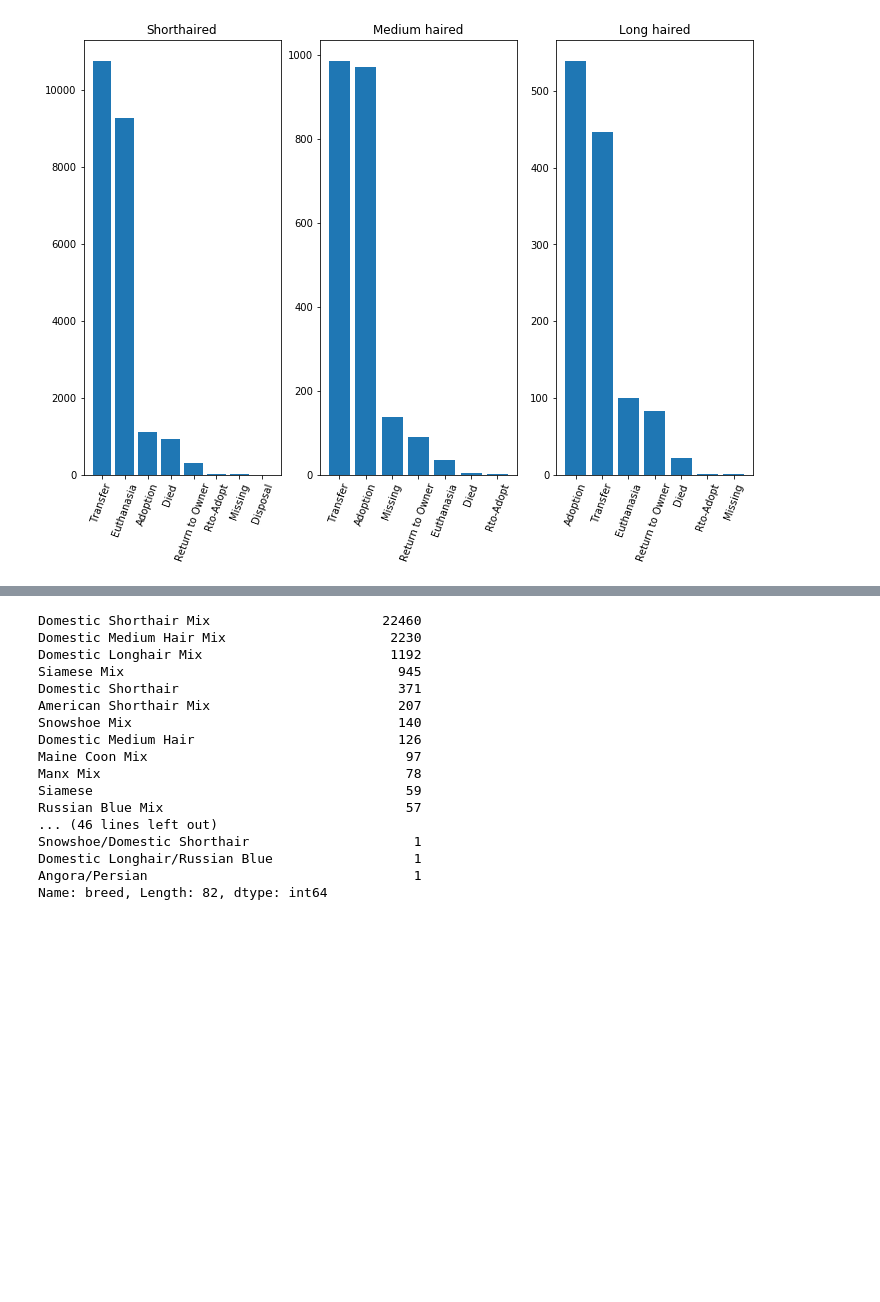
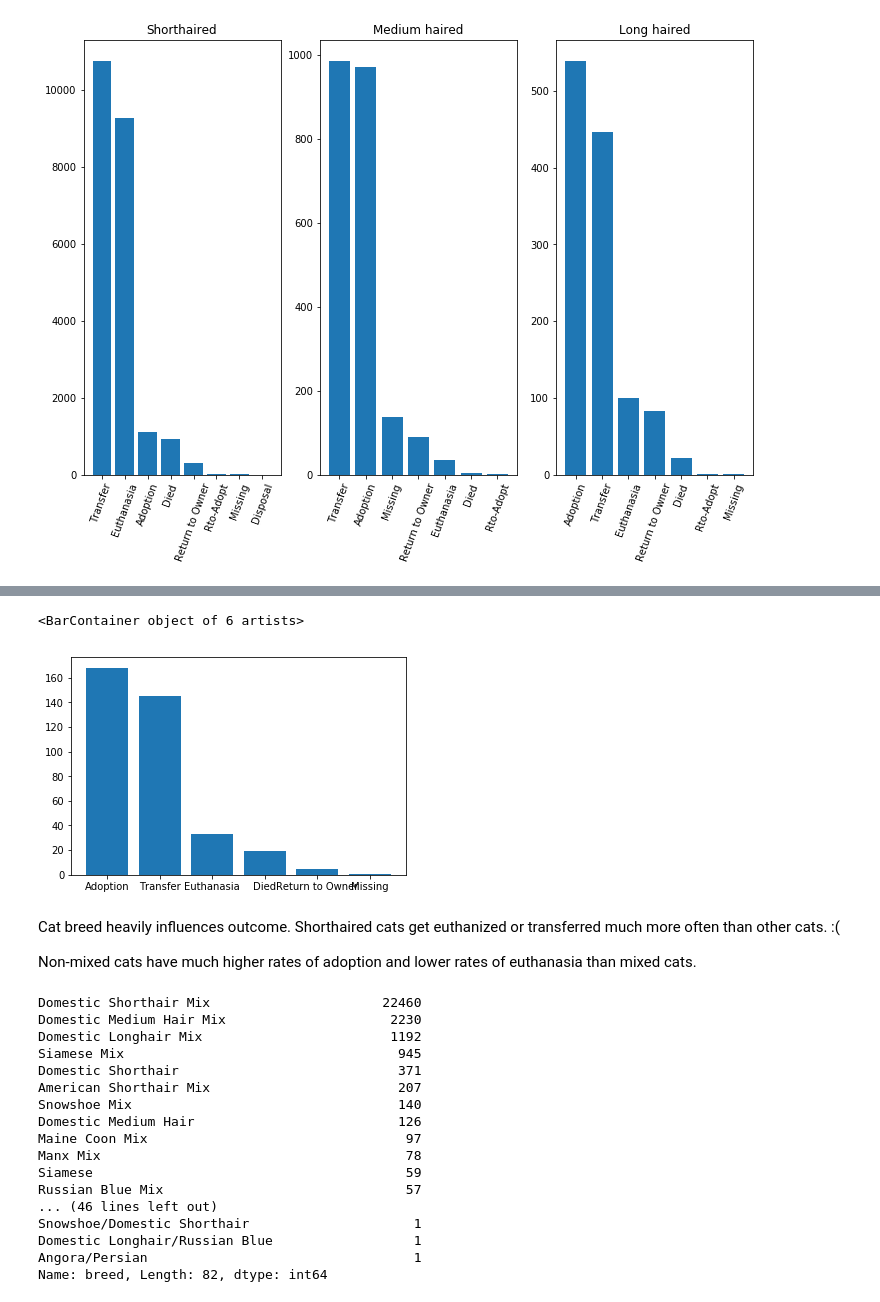
Before and after one commit to luketibbott/kojak, a Jupyter notebook: clean_engineer.ipynb, the cells around one changed output, grey strips where cells are left out. Saved outputs shown, nothing was run; the diff lists cells and outputs as text; code cells hidden in the pictures; blank space fills up the shorter version.

```diff
--- a/clean_engineer.ipynb
+++ b/clean_engineer.ipynb
@@ -203,3 +218,12 @@ ax[2].tick_params(axis='x', rotation=70)
+# %%
+plt.bar(df_no_mix['outcome_type'].unique(), df_no_mix['outcome_type'].value_counts())
+# %% [output]
+<BarContainer object of 6 artists>
+[figure, added]
+# %% [markdown]
+Cat breed heavily influences outcome. Shorthaired cats get euthanized or transferred much more often than other cats. :(
+
+Non-mixed cats have much higher rates of adoption and lower rates of euthanasia than mixed cats.
 # %%
 df[df['animal_type'] == 'Cat']['breed'].value_counts()
 # %% [output]
```
Also changed, not shown: parts of 6 cells of this notebook, 1 other file.
